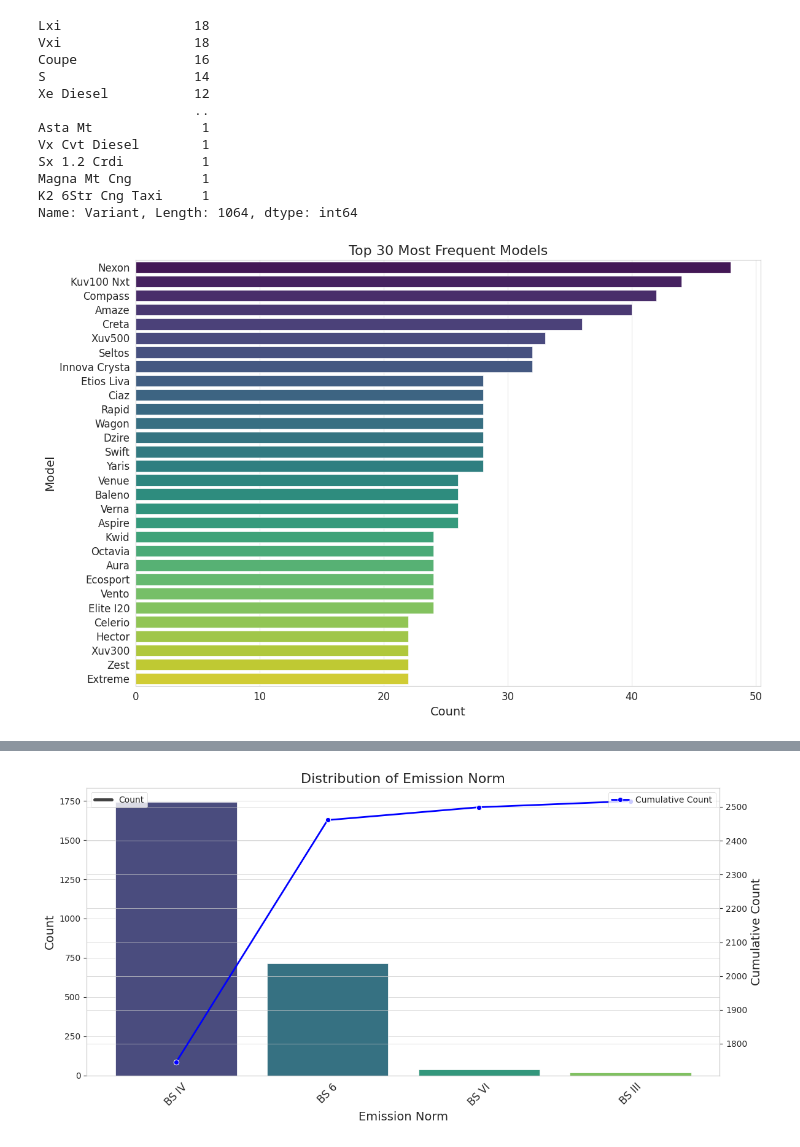
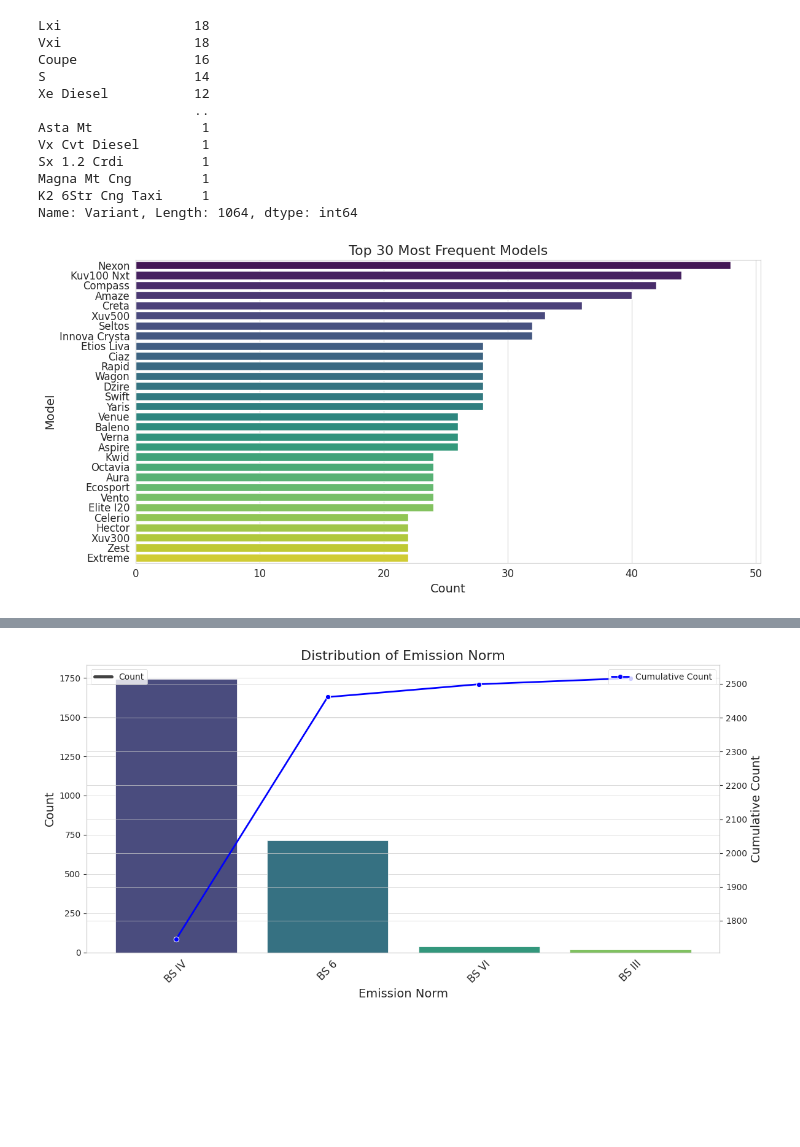
Before and after one commit to siddheshgarje/Sid, a Jupyter notebook: SidDVProject.ipynb, the cells around one changed output, grey strips where cells are left out. Cells and saved outputs as stored; diff of their text form; code cells hidden in the pictures; blank space fills up the shorter version.

```diff
--- a/SidDVProject.ipynb
+++ b/SidDVProject.ipynb
@@ -290,28 +290,28 @@ Name: Variant, Length: 1064, dtype: int64
 # %%
 # Count the occurrences of each unique 'Model' value
 model_counts = df['Model'].value_counts()
 
 # Filter for the top N most frequent models if you have too many
 # For example, let's say you want to plot the top 20 most frequent models
 top_n = 30
 top_model_counts = model_counts.head(top_n)
 
 # Create a bar plot for the top N most frequent models
-plt.figure(figsize=(12, 8))
+plt.figure(figsize=(12, 6))
 sns.set_style("whitegrid")
 
 sns.barplot(x=top_model_counts.values, y=top_model_counts.index, palette='viridis')
 plt.xlabel('Count', fontsize=14)
 plt.ylabel('Model', fontsize=14)
 plt.title(f'Top {top_n} Most Frequent Models', fontsize=16)
 
 plt.xticks(fontsize=12)
 plt.yticks(fontsize=12)
 
 plt.tight_layout()
 plt.show()
 # %% [output]
-[figure, old version]
+[figure, new version]
 # %%
 # Clean and convert the 'Gears' column to numeric (assuming it contains non-numeric data)
 df['Gears'] = pd.to_numeric(df['Gears'], errors='coerce')
```
Also changed, not shown: parts of 9 cells of this notebook.
